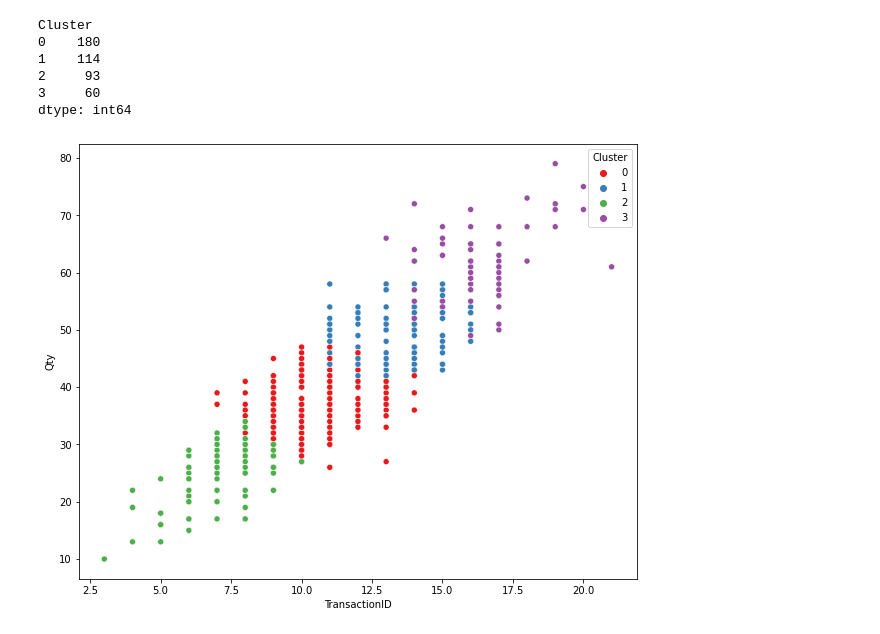
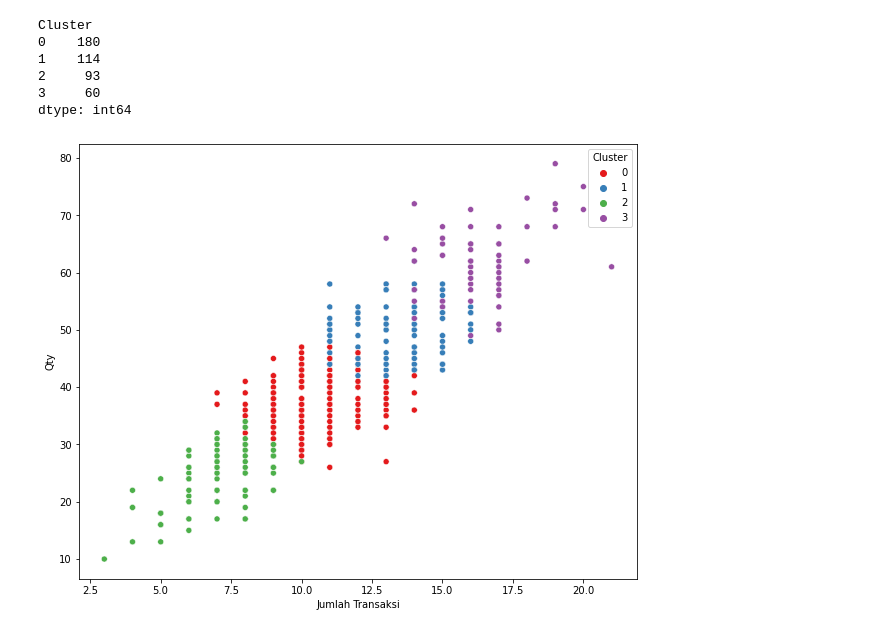
Before and after one commit to Krioha/kalbe-vix, a Jupyter notebook: Case Study Michael.ipynb, the cells around one changed output. Cells and saved outputs as stored; diff of their text form; code cells hidden in the pictures.

```diff
--- a/Case Study Michael.ipynb
+++ b/Case Study Michael.ipynb
@@ -691,9 +691,10 @@ dtype: int64
 # %%
 plt.figure(figsize=(10,8))
 sns.scatterplot(data=cluster_data, x='TransactionID', y='Qty', hue='Cluster', palette='Set1')
+plt.xlabel('Jumlah Transaksi')
 plt.show()
 # %% [output]
-[figure, old version]
+[figure, new version]
 # %%
 plt.figure(figsize=(10,8))
 sns.scatterplot(data=cluster_data, x='TransactionID', y='TotalAmount', hue='Cluster', palette='Set1')
```
Also changed, not shown: parts of 3 cells of this notebook.
